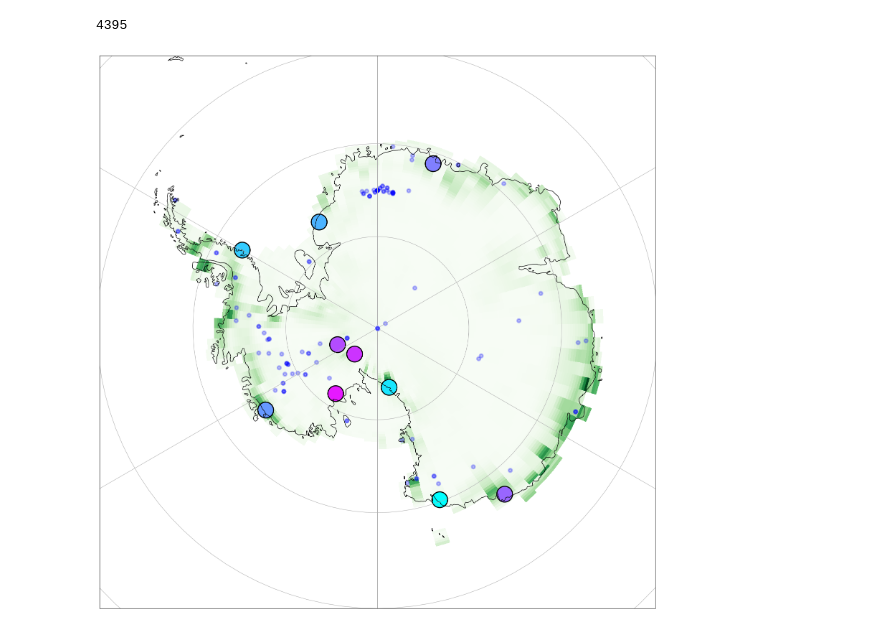
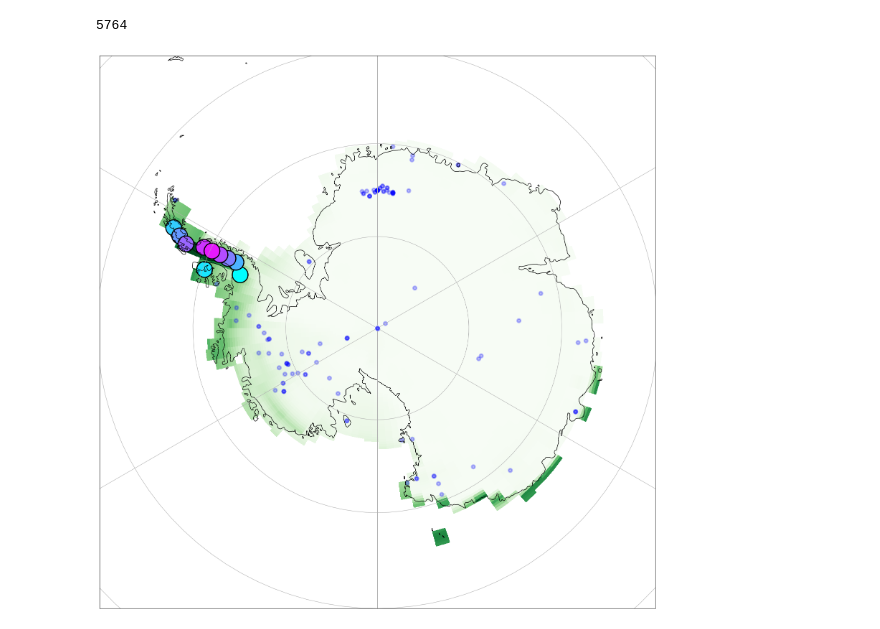
Before and after one commit to advikeswaran/optimal-sensor, a Jupyter notebook: PlotVariances.ipynb, the cells around one changed output. Cells and saved outputs as stored; diff of their text form; code cells hidden in the pictures.

```diff
--- a/PlotVariances.ipynb
+++ b/PlotVariances.ipynb
@@ -92,9 +92,9 @@ print(np.argmax(quad))
 # %%
 sortedQuad = np.sort(quad)
 rankQuad = np.argsort(quad)
-print(rankQuad[-24])
+print(rankQuad[-2])
 # %% [output]
-4395
+5764
 # %%
 lon_grid = np.linspace(min(lonLand[:5793]), max(lonLand[:5793]), 100)
 lat_grid = np.linspace(min(latLand[:5793]), max(latLand[:5793]), 100)
@@ -104,10 +104,8 @@ n = 10
 
 
 
+rank = [5680, 5491, 5597, 5345, 5745, 5189, 5779, 5020, 5786, 5486, 4837]
 
-rank = [2763, 1330, 1639, 5740, 5219, 4602, 4213, 5024, 2152, 5483]
-
-#rank = [1316, 1312, 1315, 3893, 3298, 1314, 3009, 2151, 2149, 3299]
 rank.reverse()
 
 topLats = np.zeros([n])
@@ -121,7 +119,7 @@ for i in range(n):
     topLats[i] = latLand[rank[i]-1]
     topLons[i] = lonLand[rank[i]-1]
 
-quad = np.array(pd.read_csv(home_path + path + '/WAIS_BS_MRE_TEM.csv'))[:5793, 0]
+quad = np.array(pd.read_csv(home_path + path + '/AP_BS_MME_TEM_test.csv'))[:5793, 0]
 #quad = np.array(pd.read_csv(home_path + path3 + '/CON_MRE_temp_accumR.csv'))[:5793, 0]
 
 sites = np.array(pd.read_csv(home_path + path3 + '/Sites.csv'))
@@ -152,31 +150,31 @@ grid_values[distance_mask] = np.nan
 newLonMesh = cutil.add_cyclic_point(lon_mesh)
 newLatMesh = cutil.add_cyclic_point(lat_mesh)
 newGridVals = cutil.add_cyclic_point(grid_values)
 
 #quad = np.sqrt(mreTempNorm ** 2 + mmeTempNorm **2 + mreAccumNorm ** 2 + mmeAccumNorm ** 2)
 #quad = np.sqrt(mreTempNorm ** 2 + mmeTempNorm **2 + mreAccumNorm ** 2 + mmeAccumNorm ** 2 + mreTempNormB ** 2 + mmeTempNormB **2 + mreAccumNormB ** 2 + mmeAccumNormB ** 2)
 
 ax = plt.axes(projection=ccrs.SouthPolarStereo())
 #ax.set_extent([-200, -160, -90, -75], ccrs.PlateCarree())
 ax.set_extent([-180, 180, -90, -60], ccrs.PlateCarree())
 
 ax.gridlines()
 
 plt.rcParams['figure.figsize'] = [20, 20]
 
 #plt.scatter(lonLand[:5793], latLand[:5793], c=quad, s=300, cmap=plt.cm.Greens, linewidth=3, alpha=0.75, zorder=1, transform=ccrs.PlateCarree())
 #plt.pcolormesh(newLonMesh, newLatMesh, newGridVals, transform=ccrs.PlateCarree(), cmap=plt.cm.Greens)
 plt.pcolormesh(lon_mesh, lat_mesh, grid_values, zorder=0, transform=ccrs.PlateCarree(), cmap=plt.cm.Greens)
 plt.scatter(sites[:, 1], sites[:, 0], c='blue', s=50, linewidth=3, alpha=0.25, zorder=1, transform=ccrs.PlateCarree())
 
 
 #plt.title("Accumulation: Top 10 sites")
 
 ax.coastlines()
 plt.scatter(topLons, topLats, c=t, s=1000, linewidth=2, edgecolors='black', alpha=1, cmap=plt.cm.cool, vmin=0, vmax=10, zorder=1, transform=ccrs.PlateCarree())
 
 #plt.legend(fontsize=29)
 #plt.scatter(crLon, crLat, c='yellow', s=500, transform=ccrs.PlateCarree())
 plt.show()
 # %% [output]
-[figure, old version]
+[figure, new version]
```
Also changed, not shown: parts of 2 cells of this notebook, 2 other files.
